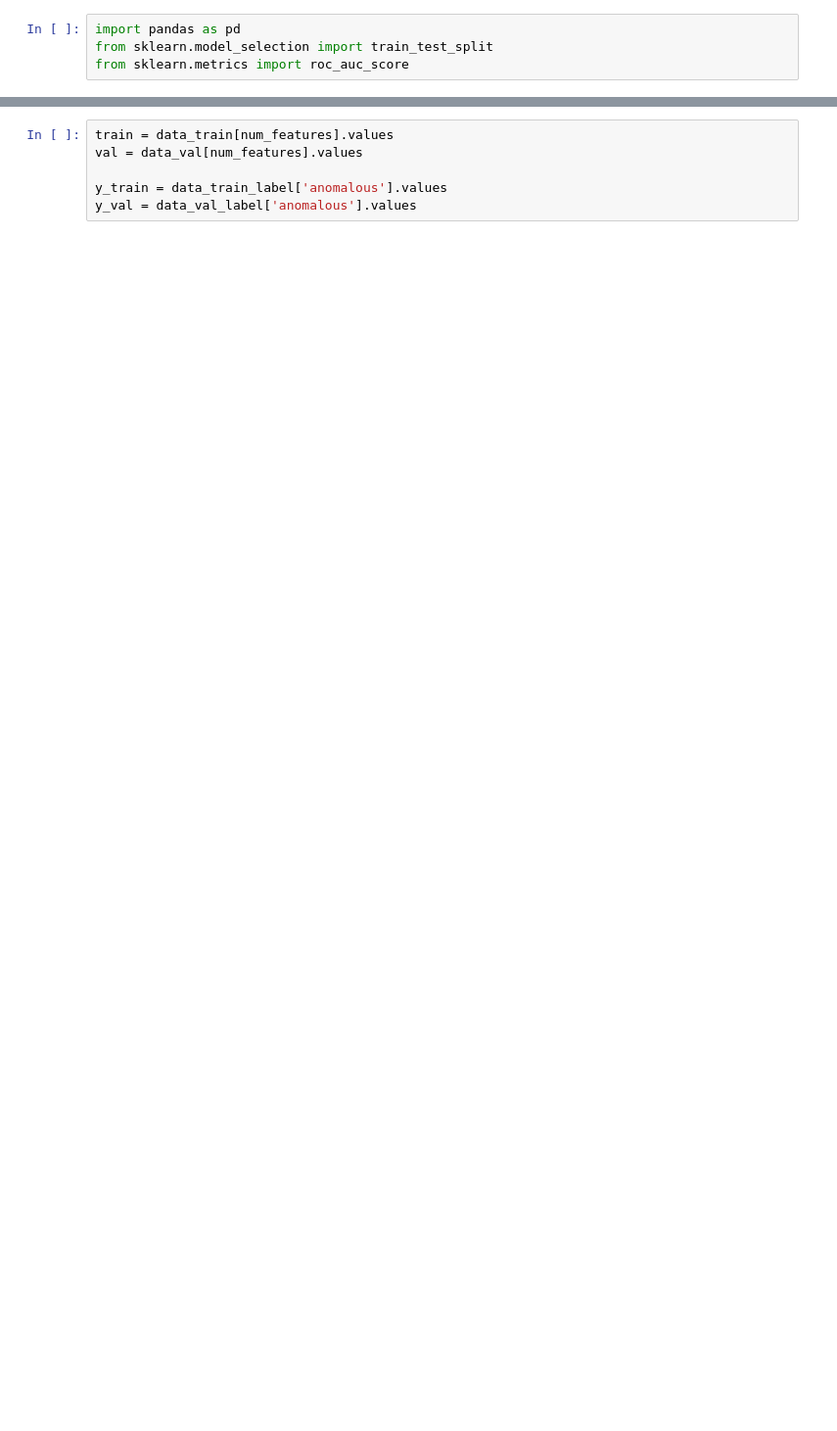
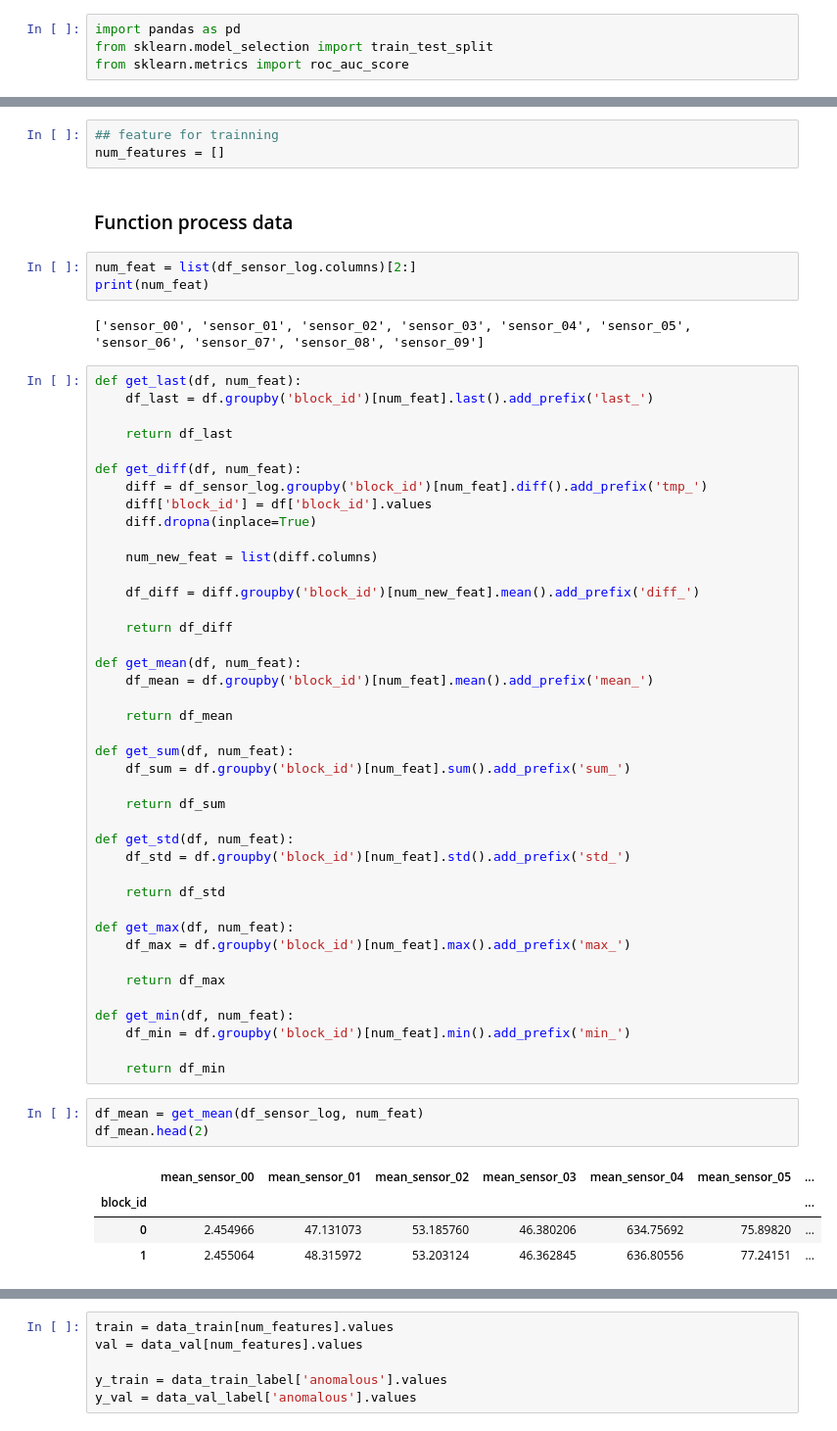
Before and after one commit to ngodoannghia/daicc, a Jupyter notebook: notebook/create_feature_ml.ipynb, the cells around one changed output, grey strips where cells are left out. Shown at 98% size. Cells and saved outputs as stored; diff of their text form; blank space fills up the shorter version.

```diff
--- a/notebook/create_feature_ml.ipynb
+++ b/notebook/create_feature_ml.ipynb
@@ -75,0 +36,59 @@ feat_all = denoise(feat_all)
+# %%
+## feature for trainning
+num_features = []
+# %% [markdown]
+### Function process data
+# %%
+num_feat = list(df_sensor_log.columns)[2:]
+print(num_feat)
+# %% [output]
+['sensor_00', 'sensor_01', 'sensor_02', 'sensor_03', 'sensor_04', 'sensor_05', 'sensor_06', 'sensor_07', 'sensor_08', 'sensor_09']
+# %%
+def get_last(df, num_feat):
+    df_last = df.groupby('block_id')[num_feat].last().add_prefix('last_')
+
+    return df_last
+
+def get_diff(df, num_feat):
+    diff = df_sensor_log.groupby('block_id')[num_feat].diff().add_prefix('tmp_')
+    diff['block_id'] = df['block_id'].values
+    diff.dropna(inplace=True)
+
+    num_new_feat = list(diff.columns)
+
+    df_diff = diff.groupby('block_id')[num_new_feat].mean().add_prefix('diff_')
+
+    return df_diff
+
+def get_mean(df, num_feat):
+    df_mean = df.groupby('block_id')[num_feat].mean().add_prefix('mean_')
+
+    return df_mean
+
+def get_sum(df, num_feat):
+    df_sum = df.groupby('block_id')[num_feat].sum().add_prefix('sum_')
+
+    return df_sum
+
+def get_std(df, num_feat):
+    df_std = df.groupby('block_id')[num_feat].std().add_prefix('std_')
+
+    return df_std
+
+def get_max(df, num_feat):
+    df_max = df.groupby('block_id')[num_feat].max().add_prefix('max_')
+
+    return df_max
+
+def get_min(df, num_feat):
+    df_min = df.groupby('block_id')[num_feat].min().add_prefix('min_')
+
+    return df_min
+# %%
+df_mean = get_mean(df_sensor_log, num_feat)
+df_mean.head(2)
+# %% [output]
+|  | mean_sensor_00 | mean_sensor_01 | mean_sensor_02 | mean_sensor_03 | mean_sensor_04 | mean_sensor_05 | ... |
+| block_id |  |  |  |  |  |  | ... |
+| 0 | 2.454966 | 47.131073 | 53.185760 | 46.380206 | 634.75692 | 75.89820 | ... |
+| 1 | 2.455064 | 48.315972 | 53.203124 | 46.362845 | 636.80556 | 77.24151 | ... |
```
Also changed, not shown: parts of 51 cells of this notebook, 12 other files.
